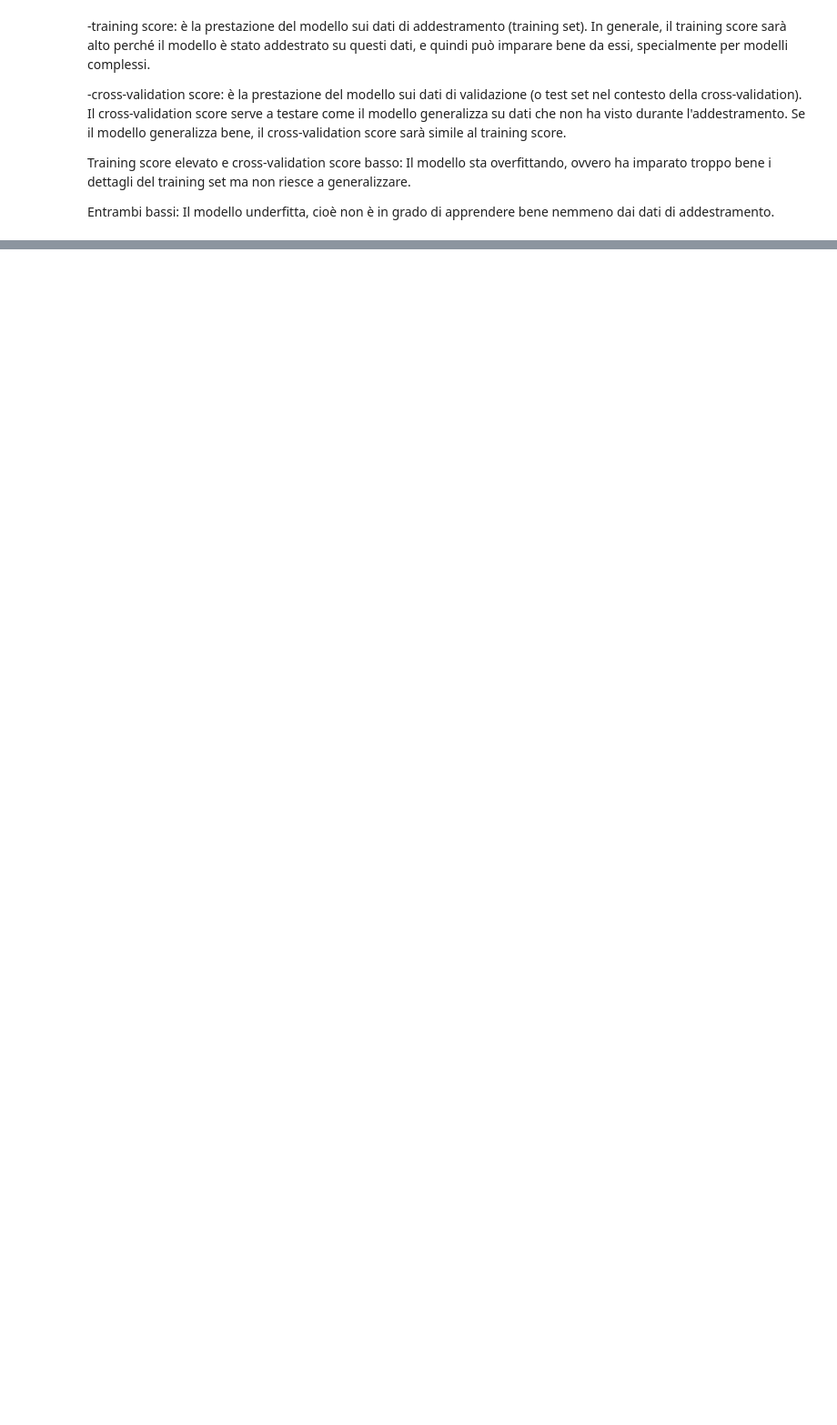
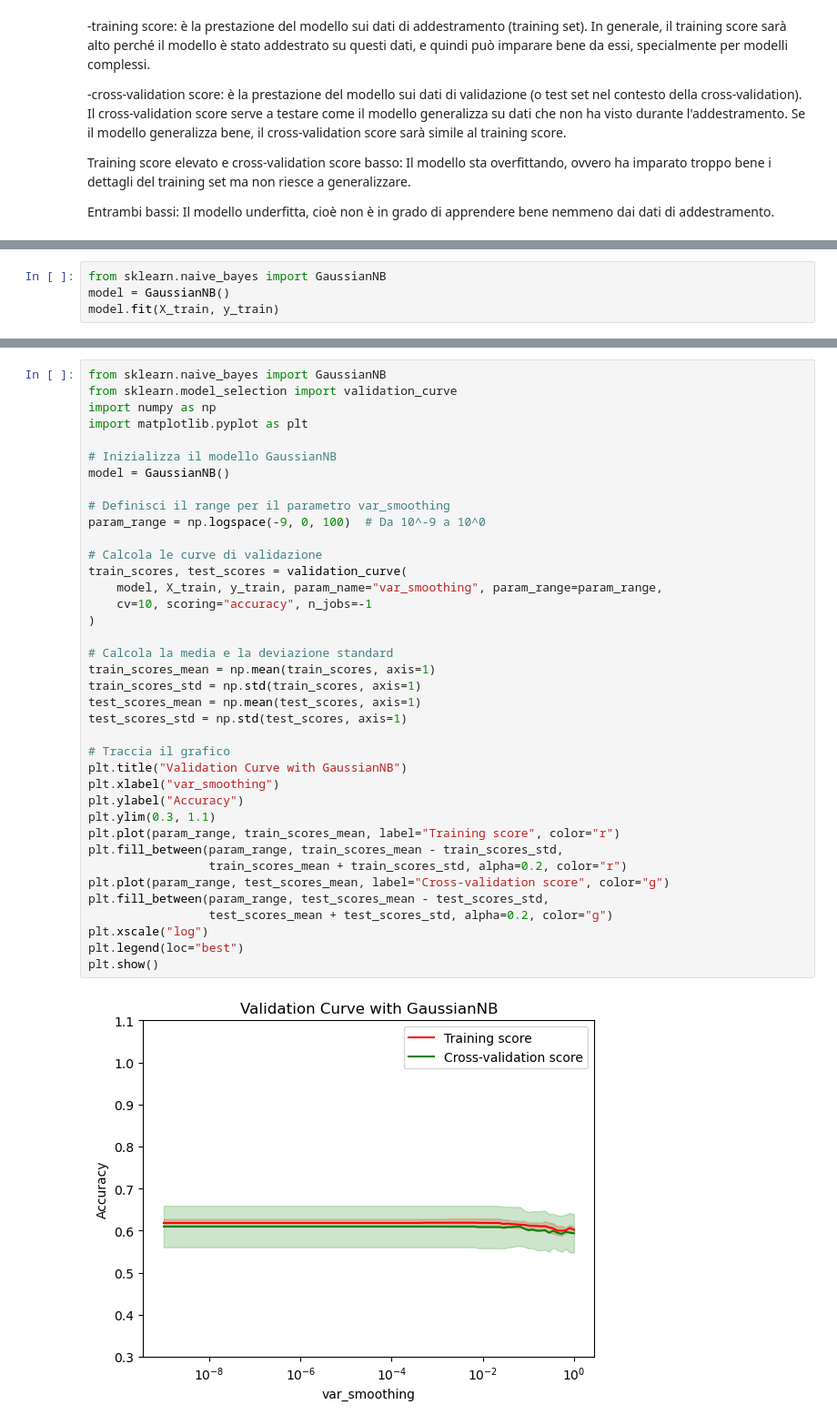
Before and after one commit to danlerr/Fondamenti-del-machine-learning, a Jupyter notebook: step3scikit.ipynb, the cells around one changed output, grey strips where cells are left out. Shown: that part at 91% size. Drawn from its saved outputs; the diff is of its cells as text; blank space fills up the shorter version.

```diff
--- a/step3scikit.ipynb
+++ b/step3scikit.ipynb
@@ -188,0 +188,4 @@ Entrambi bassi: Il modello underfitta, cioè non è in grado di apprendere bene
+# %%
+from sklearn.naive_bayes import GaussianNB
+model = GaussianNB()
+model.fit(X_train, y_train)
@@ -188,0 +209,40 @@ Entrambi bassi: Il modello underfitta, cioè non è in grado di apprendere bene
+# %%
+from sklearn.naive_bayes import GaussianNB
+from sklearn.model_selection import validation_curve
+import numpy as np
+import matplotlib.pyplot as plt
+
+# Inizializza il modello GaussianNB
+model = GaussianNB()
+
+# Definisci il range per il parametro var_smoothing
+param_range = np.logspace(-9, 0, 100)  # Da 10^-9 a 10^0
+
+# Calcola le curve di validazione
+train_scores, test_scores = validation_curve(
+    model, X_train, y_train, param_name="var_smoothing", param_range=param_range,
+    cv=10, scoring="accuracy", n_jobs=-1
+)
+
+# Calcola la media e la deviazione standard
+train_scores_mean = np.mean(train_scores, axis=1)
+train_scores_std = np.std(train_scores, axis=1)
+test_scores_mean = np.mean(test_scores, axis=1)
+test_scores_std = np.std(test_scores, axis=1)
+
+# Traccia il grafico
+plt.title("Validation Curve with GaussianNB")
+plt.xlabel("var_smoothing")
+plt.ylabel("Accuracy")
+plt.ylim(0.3, 1.1)
+plt.plot(param_range, train_scores_mean, label="Training score", color="r")
+plt.fill_between(param_range, train_scores_mean - train_scores_std,
+                 train_scores_mean + train_scores_std, alpha=0.2, color="r")
+plt.plot(param_range, test_scores_mean, label="Cross-validation score", color="g")
+plt.fill_between(param_range, test_scores_mean - test_scores_std,
+                 test_scores_mean + test_scores_std, alpha=0.2, color="g")
+plt.xscale("log")
+plt.legend(loc="best")
+plt.show()
+# %% [output]
+[figure, added]
```
Also changed, not shown: parts of 10 cells of this notebook, 4 other files.
